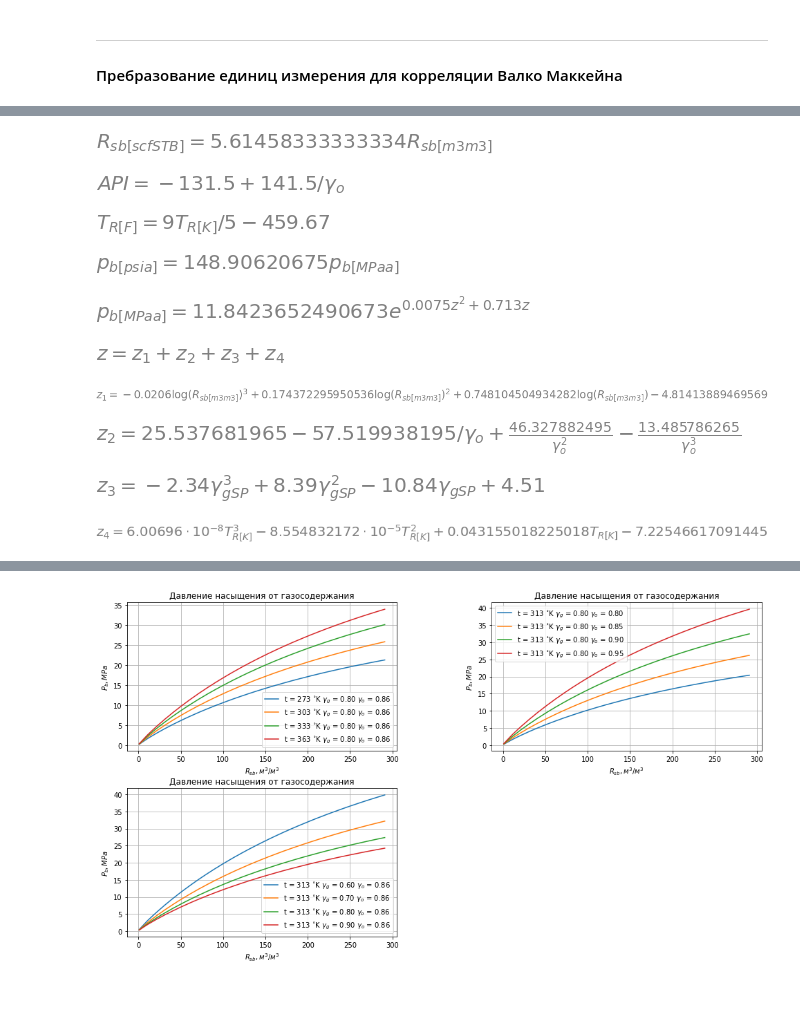
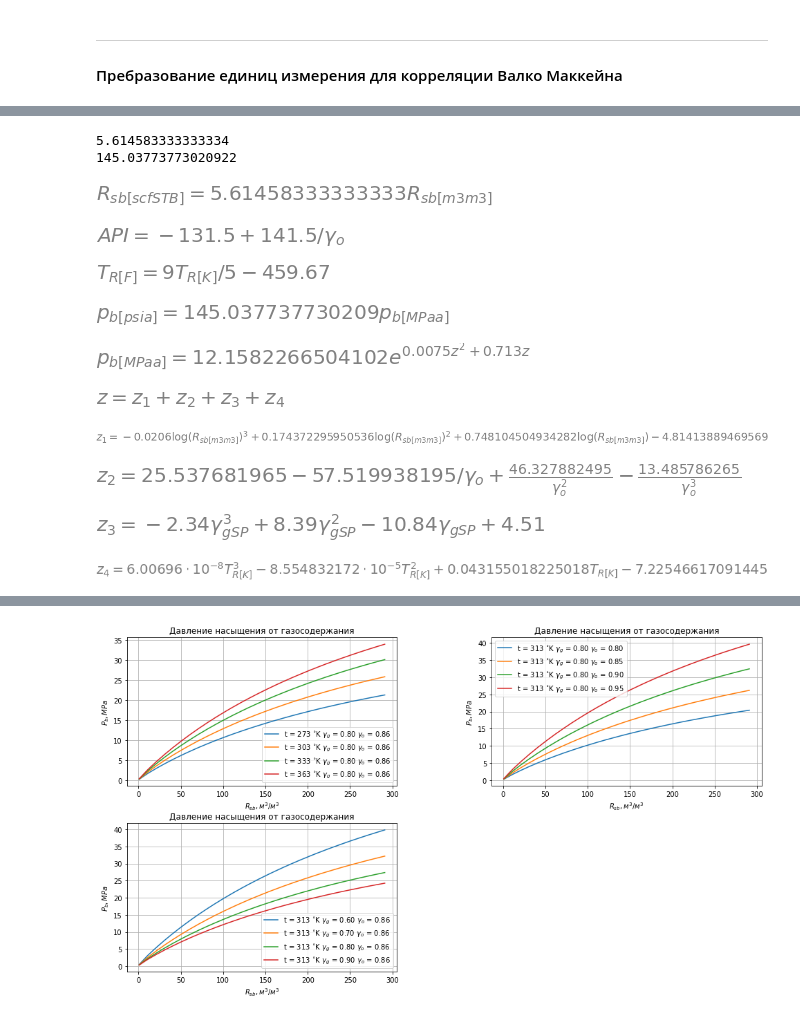
Before and after one commit to unifloc/neftpy, a Jupyter notebook: notebooks/01_01_pvt_pb.ipynb, the cells around one changed output, grey strips where cells are left out. Drawn from its saved outputs; the diff is of its cells as text; code cells hidden in the pictures.

```diff
--- a/notebooks/01_01_pvt_pb.ipynb
+++ b/notebooks/01_01_pvt_pb.ipynb
@@ -222,19 +226,28 @@ display(eq5)
+# %%
+# Некоторые переводные константы
+print(uc.m3m3_2_scfstb(1))
+print(uc.MPa_2_psi(1))
+# %% [output]
+5.614583333333334
+145.03773773020922
 # %%
 # выражения для преобразования единиц измерения из американских промысловых в практические метрические
-scfSTB_to_m3m3 = rsb_m3m3/0.178107606679035
-API_to_gamma_o = 141.5/gamma_o-131.5
-F_to_K = T_RK*9/5-459.67
-psi_to_MPa = p_bMPaa * 14.6959 * 10.1325
+scfSTB_to_m3m3 = rsb_m3m3 * uc.m3m3_2_scfstb(1)
+#API_to_gamma_o = 141.5 / gamma_o - 131.5
+API_to_gamma_o = uc.gamma_oil_2_api(gamma_o)
+#F_to_K = T_RK * 9 / 5 - 459.67
+F_to_K = uc.K_2_F(T_RK)
+psi_to_MPa = p_bMPaa * uc.MPa_2_psi(1)
 # покажем выражения в печатном виде
 display(Eq(rsb_scfSTB , scfSTB_to_m3m3))
 display(Eq(API,API_to_gamma_o))
 display(Eq(T_RF,F_to_K))
 display(Eq(p_bpsia,psi_to_MPa))
 # %% [output]
-[figure, old version]
+[figure, new version]
-[figure, old version]
+[figure, new version]
-[figure, old version]
+[figure, new version]
-[figure, old version]
+[figure, new version]
 # %%
 # преобразование алгоритма в метрические единицы с использованием символьных вычислений
 eq2_m=simplify(eq2.subs(rsb_scfSTB,scfSTB_to_m3m3))
@@ -251,12 +264,12 @@ display(eq3_m)
 display(eq4)
 display(eq5_m)
 # %% [output]
-[figure, old version]
+[figure, new version]
-[figure, old version]
+[figure, new version]
-[figure, old version]
+[figure, new version]
-[figure, old version]
+[figure, new version]
-[figure, old version]
+[figure, new version]
-[figure, old version]
+[figure, new version]
 # %%
 pvt.unf_pb_Valko_MPaa(rsb_m3m3 = 100, gamma_oil=0.86, gamma_gas=0.6, t_K=350)
 # %% [output]
```
Also changed, not shown: parts of 18 cells of this notebook, 5 other files.
